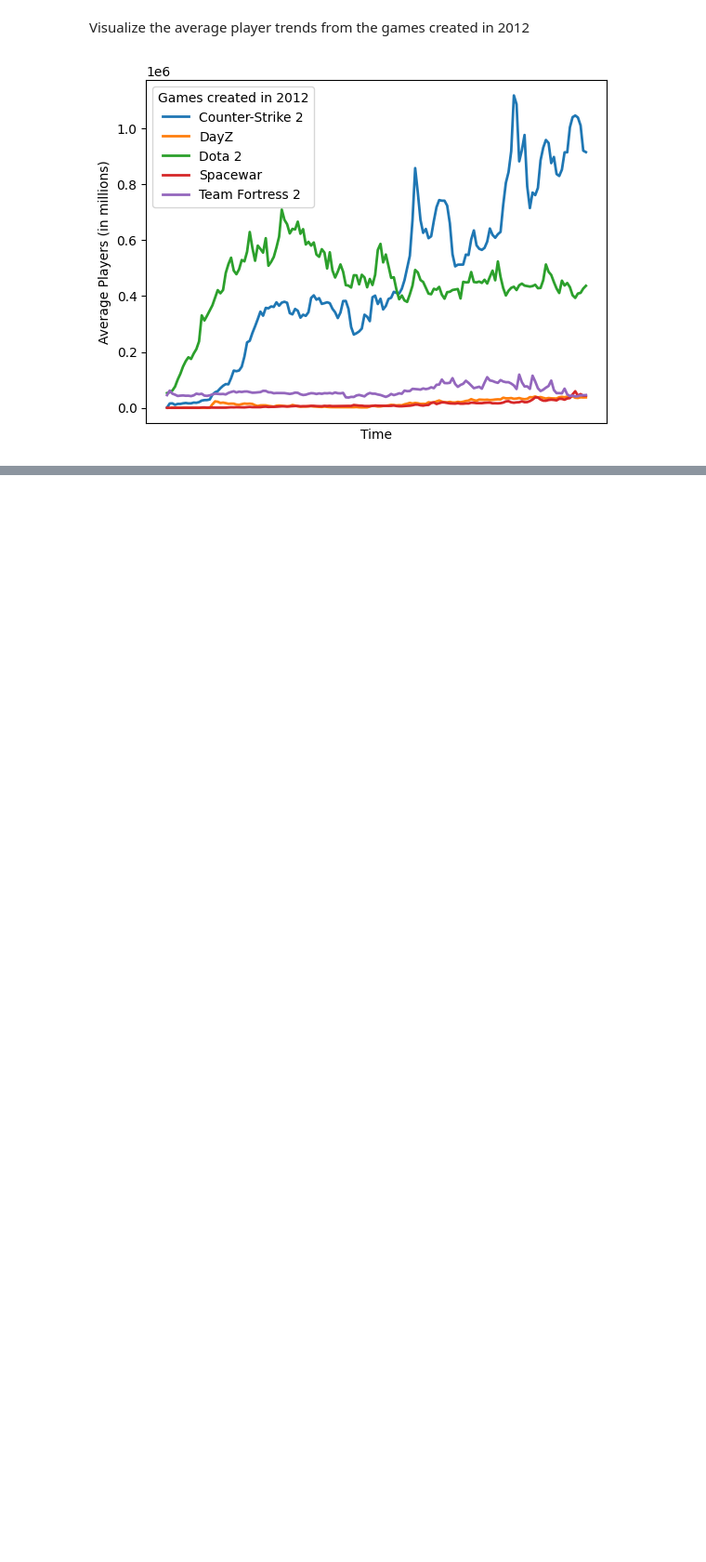
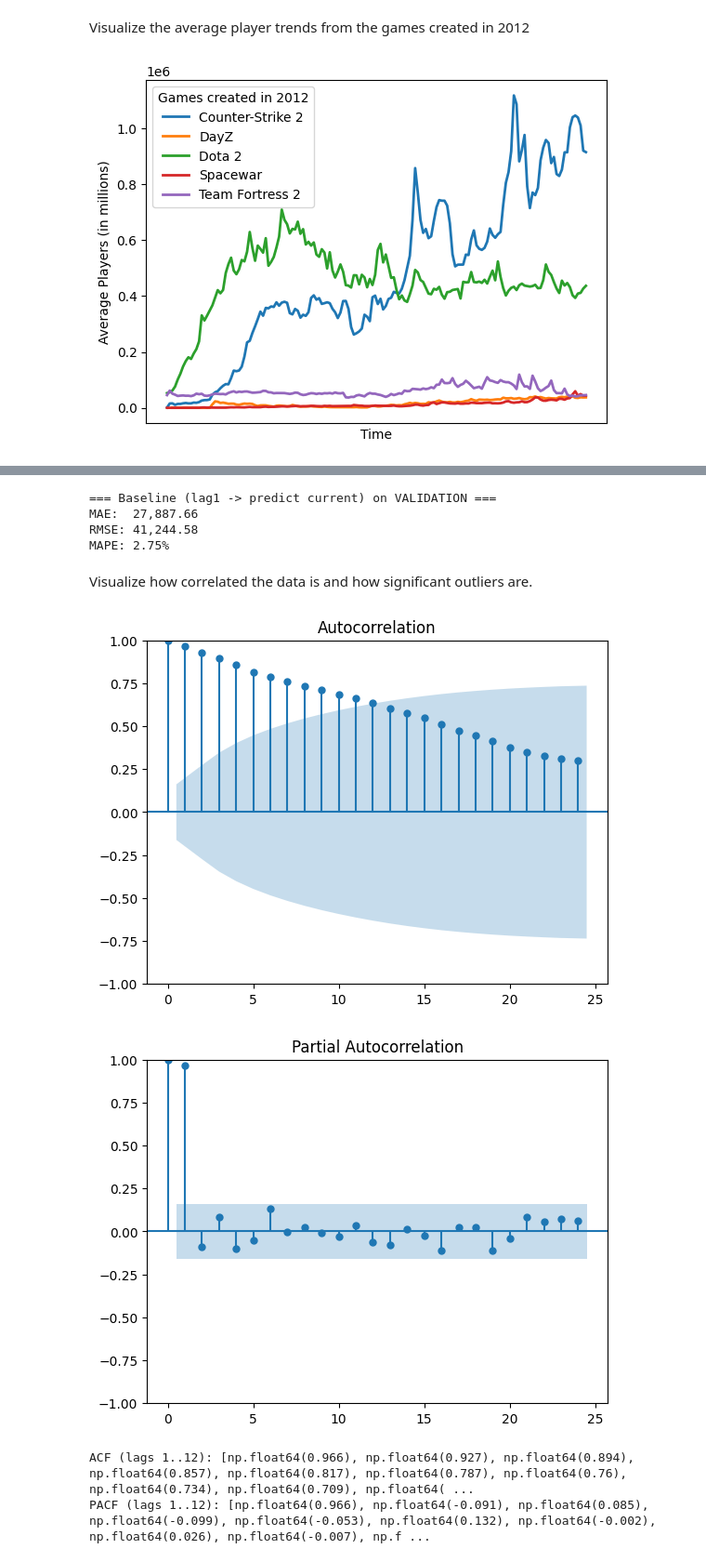
Before and after one commit to jyelm/SteamDataAnalysis, a Jupyter notebook: DataAnalysis.ipynb, the cells around one changed output, grey strips where cells are left out. Shown at 93% size. Saved outputs shown, nothing was run; the diff lists cells and outputs as text; code cells hidden in the pictures; blank space fills up the shorter version.

```diff
--- a/DataAnalysis.ipynb
+++ b/DataAnalysis.ipynb
@@ -119,0 +200,11 @@ plt.show()
+# %%
+N_VAL = 6
+N_TEST = 2
+n = len(df_feat)
+test  = df_feat.iloc[-N_TEST:].copy()                       # last 2 months
+val   = df_feat.iloc[-(N_TEST+N_VAL):-N_TEST].copy()     # the 2 months before test
+train = df_feat.iloc[:-(N_TEST+N_VAL)].copy()
+
+print("Train:", train["date"].min().date(), "→", train["date"].max().date(), "rows:", len(train))
+print("Val:  ",   val["date"].min().date(), "→",   val["date"].max().date(), "rows:", len(val))
+print("Test: ",  test["date"].min().date(), "→",  test["date"].max().date(), "rows:", len(test))
@@ -119,0 +244,65 @@ plt.show()
+# %%
+
+def eval_metrics(y_true, y_pred, label=""):
+    mae  = mean_absolute_error(y_true, y_pred)
+    rmse = np.sqrt(mean_squared_error(y_true, y_pred))
+    # MAPE guarded against zeros
+    mape = np.mean(np.where(y_true != 0, np.abs((y_true - y_pred) / y_true), 0.0)) * 100
+    print(f"{label}MAE:  {mae:,.2f}")
+    print(f"{label}RMSE: {rmse:,.2f}")
+    print(f"{label}MAPE: {mape:,.2f}%")
+
+# Baseline (naive) using lag1 -> predict current month
+y_val_pred_naive = val["lag1"].to_numpy()
+
+print("=== Baseline (lag1 -> predict current) on VALIDATION ===")
+eval_metrics(y_val, y_val_pred_naive, label="")
+# %% [output]
+=== Baseline (lag1 -> predict current) on VALIDATION ===
+MAE:  27,887.66
+RMSE: 41,244.58
+MAPE: 2.75%
+# %% [markdown]
+Visualize how correlated the data is and how significant outliers are.
+# %%
+
+series = train["avg_players"].to_numpy()
+
+# Try statsmodels first; fall back to a simple numeric ACF if it's not installed
+try:
+    from statsmodels.graphics.tsaplots import plot_acf, plot_pacf
+    from statsmodels.tsa.stattools import acf, pacf
+    import matplotlib.pyplot as plt
+    use_sm = True
+except Exception:
+    use_sm = False
+
+if use_sm:
+    # Visuals (optional but nice if you're in a notebook)
+    _ = plot_acf(series, lags=24)
+    _ = plot_pacf(series, lags=24, method="ywm")  # Yule-Walker modified is stable
+    plt.show()
+
+    acf_vals  = acf(series, nlags=24, fft=True)
+    pacf_vals = pacf(series, nlags=24, method="ywm")
+else:
+    # Minimal numeric ACF (no PACF fallback)
+    def acf_numeric(x, max_lag):
+        x = np.asarray(x, dtype=float)
+        x = x - x.mean()
+        denom = np.dot(x, x)
+        out = [1.0]
+        for k in range(1, max_lag + 1):
+            out.append(np.dot(x[:-k], x[k:]) / denom)
+        return np.array(out)
+    acf_vals  = acf_numeric(series, 24)
+    pacf_vals = None
+
+print("ACF (lags 1..12):", [round(v, 3) for v in acf_vals[1:13]])
+if pacf_vals is not None:
+    print("PACF (lags 1..12):", [round(v, 3) for v in pacf_vals[1:13]])
+# %% [output]
+[figure, added]
+[figure, added]
+ACF (lags 1..12): [np.float64(0.966), np.float64(0.927), np.float64(0.894), np.float64(0.857), np.float64(0.817), np.float64(0.787), np.float64(0.76), np.float64(0.734), np.float64(0.709), np.float64( ...
+PACF (lags 1..12): [np.float64(0.966), np.float64(-0.091), np.float64(0.085), np.float64(-0.099), np.float64(-0.053), np.float64(0.132), np.float64(-0.002), np.float64(0.026), np.float64(-0.007), np.f ...
```
Also changed, not shown: parts of 17 cells of this notebook, 4 other files.
